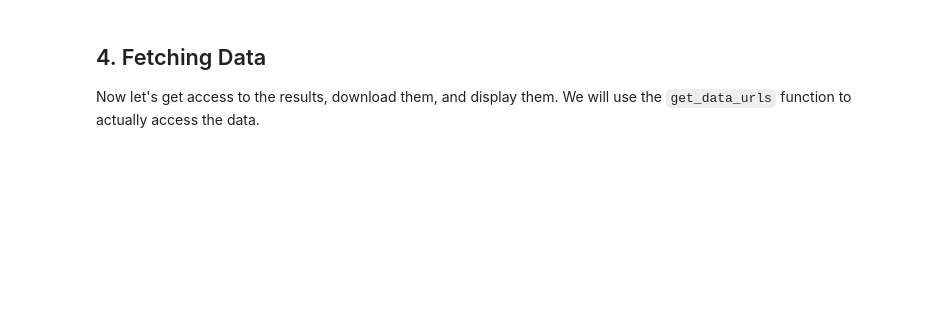
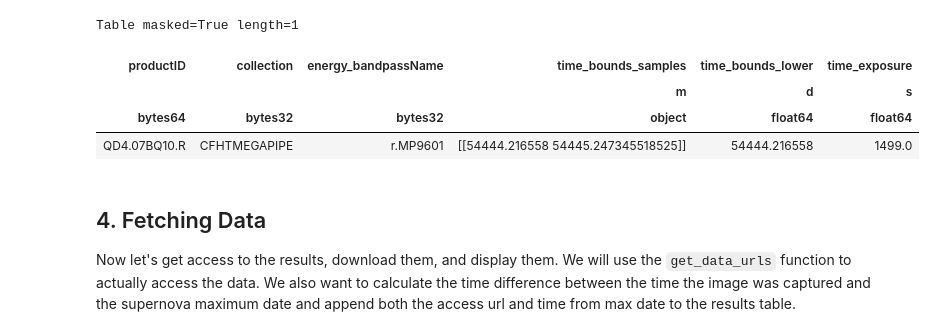
Before and after one commit to ellieb/astroquery_tutorial, a Jupyter notebook: astroquery_example_supernova.ipynb, the cells around one changed output. Cells and saved outputs as stored; diff of their text form; code cells hidden in the pictures; blank space fills up the shorter version.

```diff
--- a/astroquery_example_supernova.ipynb
+++ b/astroquery_example_supernova.ipynb
@@ -98,0 +103,22 @@ Table masked=True length=4
+# %%
+from astropy.coordinates import SkyCoord
+from astropy import units as u
+from astropy.time import Time, TimeDelta
+
+# Select a supernova and gather data
+sn = sn_data.iloc[0]
+sn_name, sn_ra, sn_dec, sn_maxdate = sn['name'], sn['ra'], sn['dec'], sn['maxdate']
+
+# Build the SkyCoord object
+coords = SkyCoord(sn_ra, sn_dec, unit=(u.hourangle, u.deg))
+
+# Build the start and end date objects
+days_before = 20.0
+days_after = 100.0
+maxdate = Time(sn_maxdate.replace('/','-'), format='isot')
+start_date = maxdate - TimeDelta(days_before, format='jd')
+end_date = maxdate + TimeDelta(days_after, format='jd')
+
+print('Supernova coordinates: {}'.format(coords))
+print('Supernova max date: {}'.format(maxdate))
+print('Query date range: {} to {}'.format(start_date, end_date))
@@ -99,3 +199,27 @@ Table masked=True length=4
+# %%
+from datetime import datetime
+
+# Select the parameters for the ADQL query to get sn host galaxy much after event
+# We select only one result where the start date is the end date of the previous query
+query_params = {'num': 'TOP 1', 'mjd_start': end_date.mjd, 'mjd_end': Time(datetime.now(), format='datetime').mjd,
+                'ra': coords.ra.degree, 'dec': coords.dec.degree,
+                'filter': 'r', 'collection': 'CFHTMEGAPIPE', 'cal_level': 2, 'order': 'DESC'}
+
+# query_params = {'num': 'TOP 1', 'mjd_start': 0.0, 'mjd_end': start_date.mjd,
+#                 'ra': coords.ra.degree, 'dec': coords.dec.degree,
+#                 'filter': 'r', 'collection': 'CFHTMEGAPIPE', 'cal_level': 2, 'order': 'ASC'}
+
+# Run the query and fetch the results
+job = cadc.run_query(query_outline.format(**query_params), 'sync')
+recent_results = job.get_results()
+
+recent_results[columns_subset]
+# %% [output]
+Table masked=True length=1
+| productID | collection | energy_bandpassName | time_bounds_samples | time_bounds_lower | time_exposure |
+|  |  |  | m | d | s |
+| bytes64 | bytes32 | bytes32 | object | float64 | float64 |
+| QD4.07BQ10.R | CFHTMEGAPIPE | r.MP9601 | [[54444.216558 54445.247345518525]] | 54444.216558 | 1499.0 |
 # %% [markdown]
 ## 4. Fetching Data
-Now let's get access to the results, download them, and display them. We will use the `get_data_urls` function to actually access the data.
+Now let's get access to the results, download them, and display them. We will use the `get_data_urls` function to actually access the data. We also want to calculate the time difference between the time the image was captured and the supernova maximum date and append both the access url and time from max date to the results table.
```
Also changed, not shown: parts of 20 cells of this notebook.
